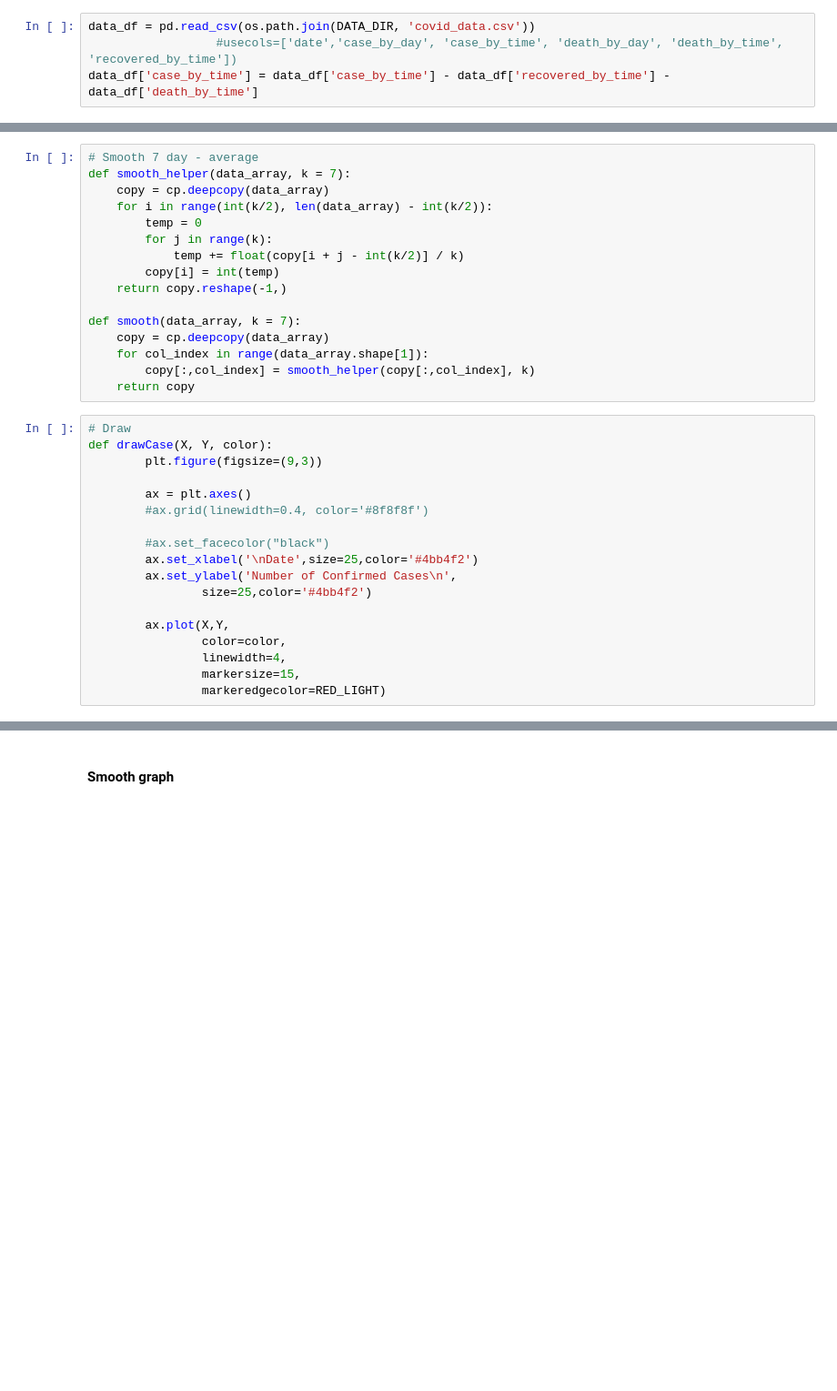
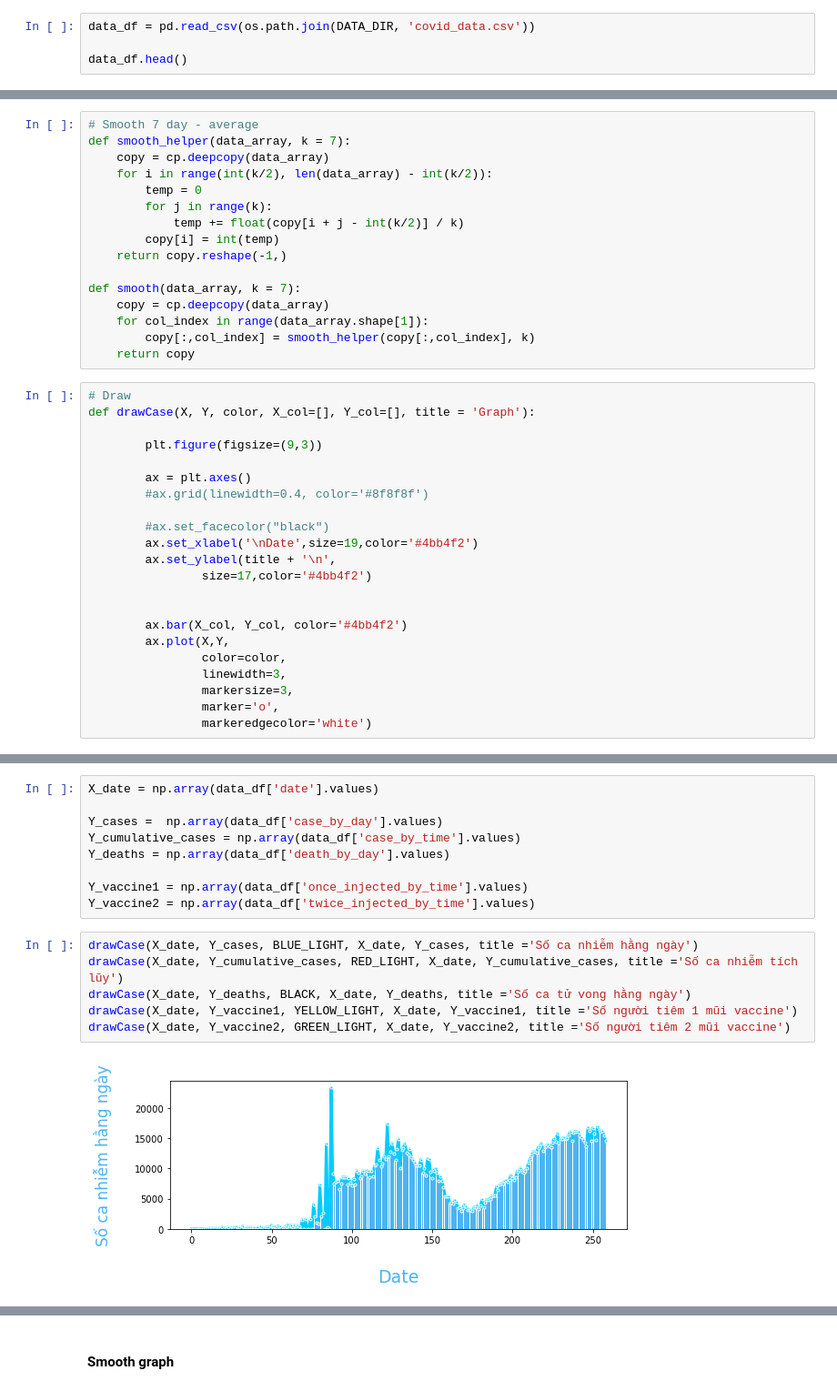
Before and after one commit to zero-nnkn/vietnam-covid19-prediction, a Jupyter notebook: model.ipynb, the cells around one changed output, grey strips where cells are left out. Shown at 91% size. Cells and saved outputs as stored; diff of their text form; blank space fills up the shorter version.

```diff
--- a/model.ipynb
+++ b/model.ipynb
@@ -18,5 +25,5 @@ RED_LIGHT = str('#FF3333')
 DATA_DIR = 'data'
 # %%
 data_df = pd.read_csv(os.path.join(DATA_DIR, 'covid_data.csv'))
-                  #usecols=['date','case_by_day', 'case_by_time', 'death_by_day', 'death_by_time', 'recovered_by_time'])
-data_df['case_by_time'] = data_df['case_by_time'] - data_df['recovered_by_time'] - data_df['death_by_time']
+
+data_df.head()
@@ -67,19 +68,23 @@ def smooth(data_array, k = 7):
     return copy
 # %%
 # Draw
-def drawCase(X, Y, color):
+def drawCase(X, Y, color, X_col=[], Y_col=[], title = 'Graph'):
+
         plt.figure(figsize=(9,3))
 
         ax = plt.axes()
         #ax.grid(linewidth=0.4, color='#8f8f8f')
 
         #ax.set_facecolor("black")
-        ax.set_xlabel('\nDate',size=25,color='#4bb4f2')
-        ax.set_ylabel('Number of Confirmed Cases\n',
-                size=25,color='#4bb4f2')
+        ax.set_xlabel('\nDate',size=19,color='#4bb4f2')
+        ax.set_ylabel(title + '\n',
+                size=17,color='#4bb4f2')
 
+
+        ax.bar(X_col, Y_col, color='#4bb4f2')
         ax.plot(X,Y,
                 color=color,
-                linewidth=4,
-                markersize=15,
-                markeredgecolor=RED_LIGHT)
+                linewidth=3,
+                markersize=3,
+                marker='o',
+                markeredgecolor='white')
@@ -93,0 +91,17 @@ drawCase(X_date, Y_deaths, RED_LIGHT)
+# %%
+X_date = np.array(data_df['date'].values)
+
+Y_cases =  np.array(data_df['case_by_day'].values)
+Y_cumulative_cases = np.array(data_df['case_by_time'].values)
+Y_deaths = np.array(data_df['death_by_day'].values)
+
+Y_vaccine1 = np.array(data_df['once_injected_by_time'].values)
+Y_vaccine2 = np.array(data_df['twice_injected_by_time'].values)
+# %%
+drawCase(X_date, Y_cases, BLUE_LIGHT, X_date, Y_cases, title ='Số ca nhiễm hằng ngày')
+drawCase(X_date, Y_cumulative_cases, RED_LIGHT, X_date, Y_cumulative_cases, title ='Số ca nhiễm tích lũy')
+drawCase(X_date, Y_deaths, BLACK, X_date, Y_deaths, title ='Số ca tử vong hằng ngày')
+drawCase(X_date, Y_vaccine1, YELLOW_LIGHT, X_date, Y_vaccine1, title ='Số người tiêm 1 mũi vaccine')
+drawCase(X_date, Y_vaccine2, GREEN_LIGHT, X_date, Y_vaccine2, title ='Số người tiêm 2 mũi vaccine')
+# %% [output]
+[figure, added]
```
Also changed, not shown: parts of 24 cells of this notebook, 10 other files.
